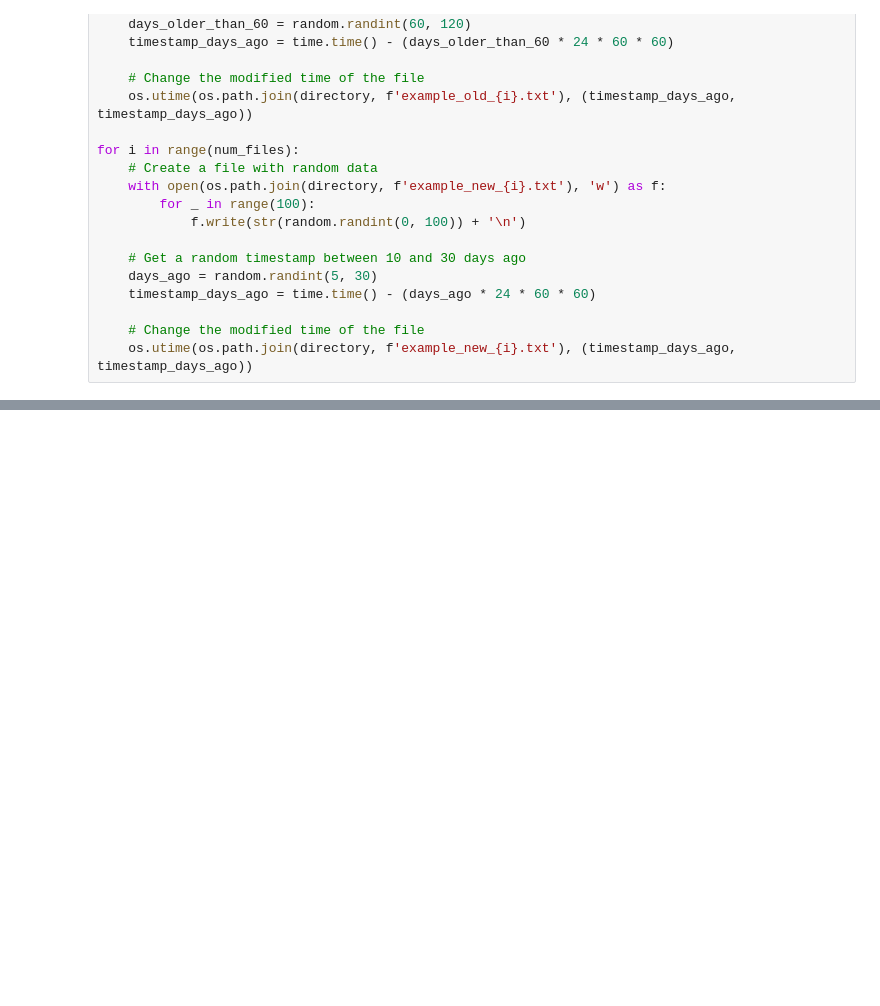
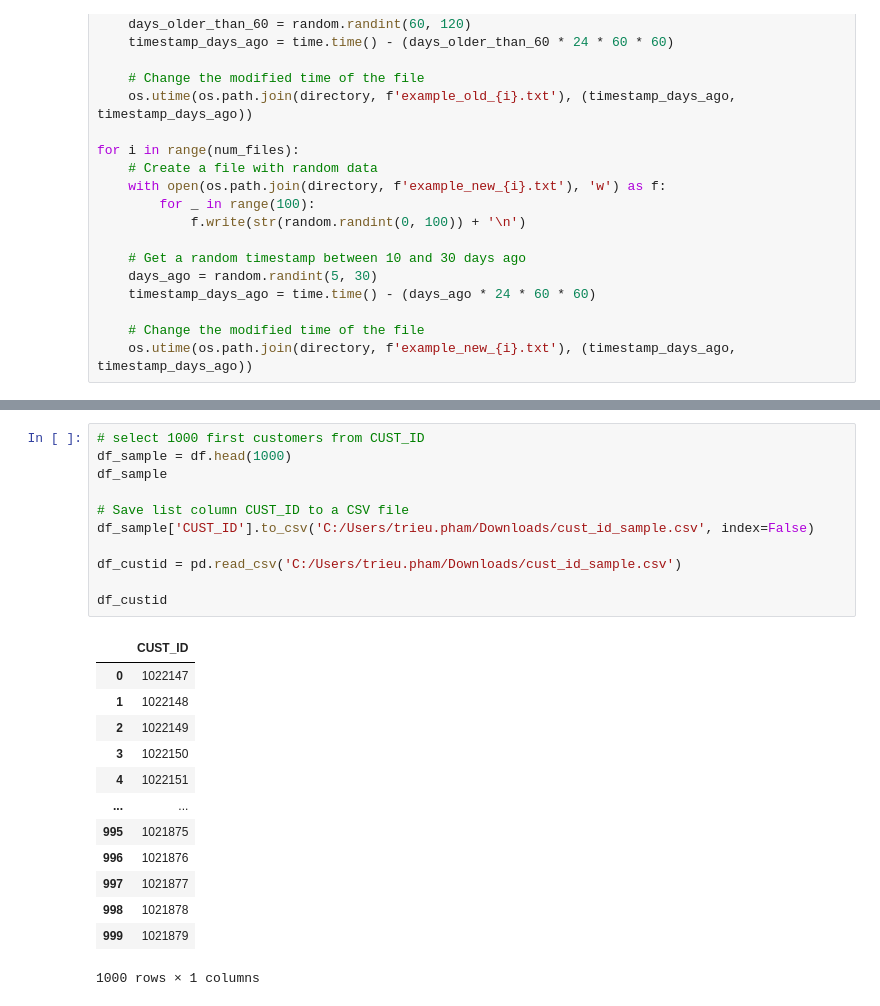
Before and after one commit to TrieuPH/python, a Jupyter notebook: Python/automation/auto.ipynb, the cells around one changed output, grey strips where cells are left out. Drawn from its saved outputs; the diff is of its cells as text; blank space fills up the shorter version.

```diff
--- a/Python/automation/auto.ipynb
+++ b/Python/automation/auto.ipynb
@@ -498,0 +522,25 @@ for i in range(num_files):
+# %%
+# select 1000 first customers from CUST_ID
+df_sample = df.head(1000)
+df_sample
+
+# Save list column CUST_ID to a CSV file
+df_sample['CUST_ID'].to_csv('C:/Users/trieu.pham/Downloads/cust_id_sample.csv', index=False)
+
+df_custid = pd.read_csv('C:/Users/trieu.pham/Downloads/cust_id_sample.csv')
+
+df_custid
+# %% [output]
+|  | CUST_ID |
+| 0 | 1022147 |
+| 1 | 1022148 |
+| 2 | 1022149 |
+| 3 | 1022150 |
+| 4 | 1022151 |
+| ... | ... |
+| 995 | 1021875 |
+| 996 | 1021876 |
+| 997 | 1021877 |
+| 998 | 1021878 |
+| 999 | 1021879 |
+1000 rows × 1 columns
```
Also changed, not shown: parts of 4 cells of this notebook, 21 other files.
